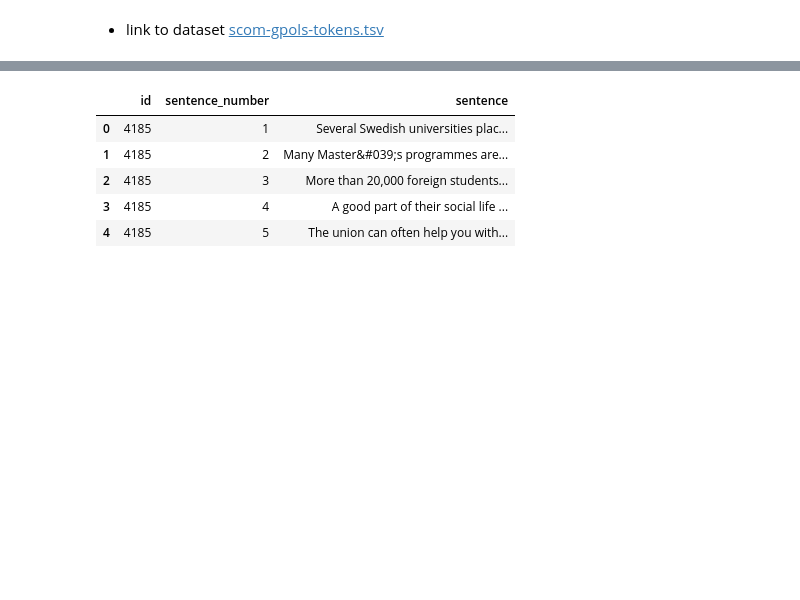
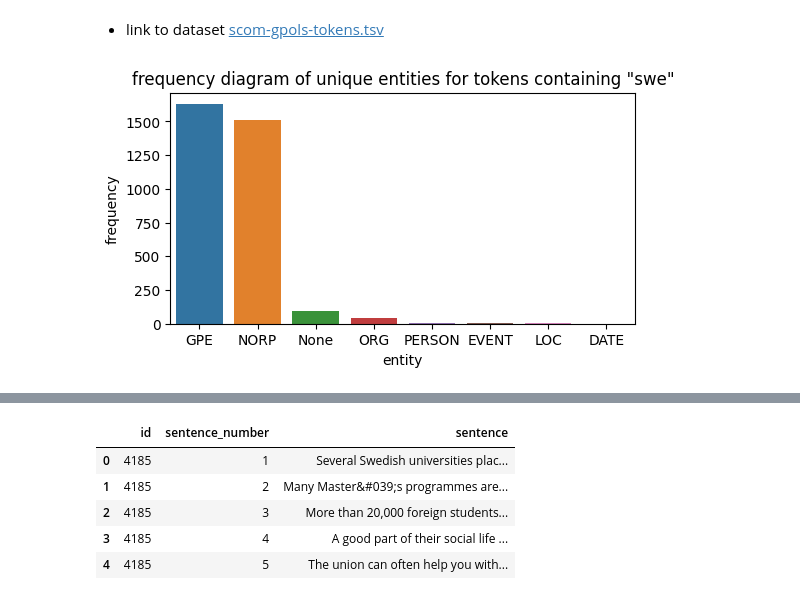
Before and after one commit to nils-holmberg/cca-nlp, a Jupyter notebook: jnb/scom_gpols_nlp.ipynb, the cells around one changed output, grey strips where cells are left out. Drawn from its saved outputs; the diff is of its cells as text; code cells hidden in the pictures; blank space fills up the shorter version.

```diff
--- a/jnb/scom_gpols_nlp.ipynb
+++ b/jnb/scom_gpols_nlp.ipynb
@@ -128,3 +183,13 @@ plt.show()
 df_tokens.to_csv('scom-gpols-tokens.tsv', sep='\t', index=False)
 # %% [markdown]
 - link to dataset [scom-gpols-tokens.tsv](https://raw.githubusercontent.com/nils-holmberg/cca-nlp/main/csv/scom-gpols-tokens.tsv)
+# %%
+# plot the frequency diagram of unique entities in the filtered DataFrame
+plt.figure(figsize=(6, 3))
+sns.countplot(data=df_tokens_filtered, x='entity', order=df_tokens_filtered['entity'].value_counts().index)
+plt.title('frequency diagram of unique entities for tokens containing "swe"')
+plt.xlabel('entity')
+plt.ylabel('frequency')
+plt.show()
+# %% [output]
+[figure, added]
```
Also changed, not shown: parts of 26 cells of this notebook, 1 other file.
